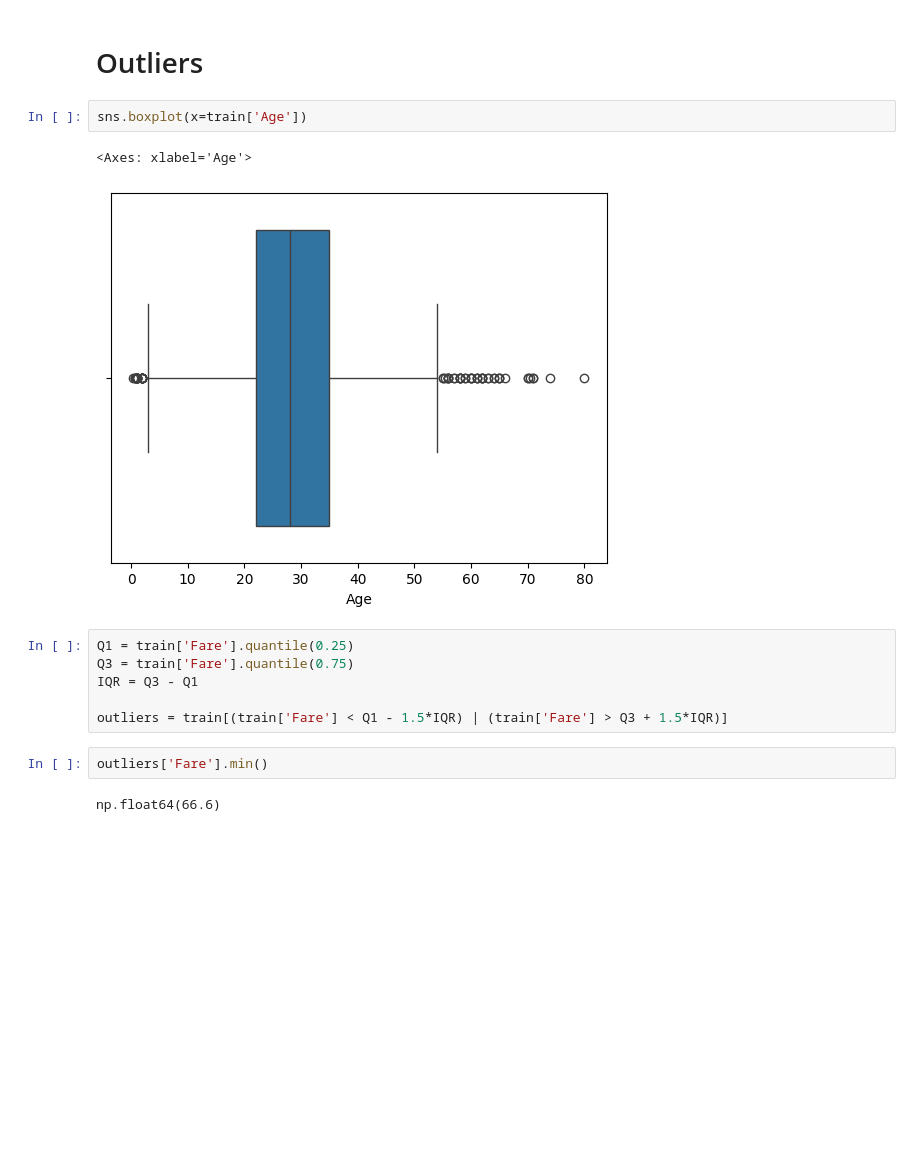
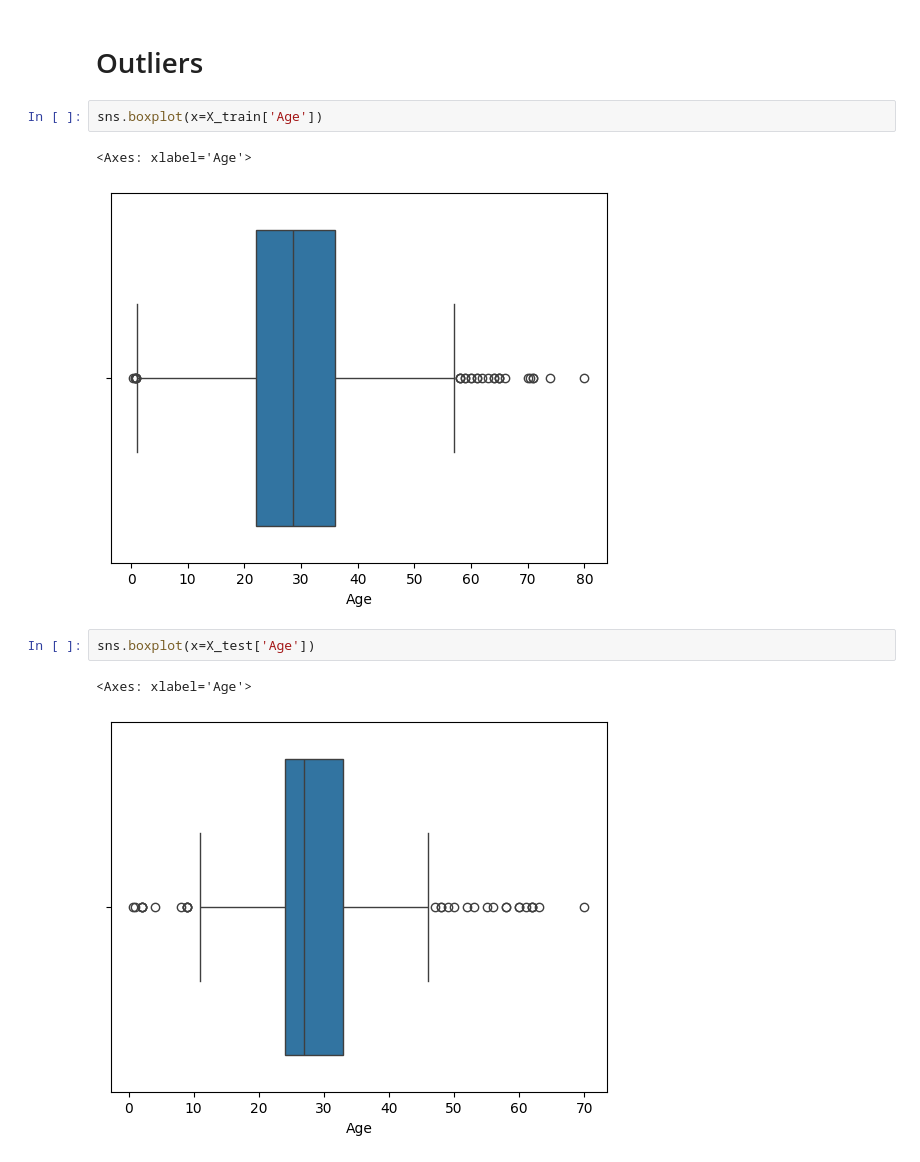
Before and after one commit to ceeguypun/titanic-survival-ml, a Jupyter notebook: notebooks/02_DataCleaning.ipynb, the cells around one changed output. Drawn from its saved outputs; the diff is of its cells as text; blank space fills up the shorter version.

```diff
--- a/notebooks/02_DataCleaning.ipynb
+++ b/notebooks/02_DataCleaning.ipynb
@@ -130,17 +101,12 @@ dtype: int64
 # %% [markdown]
 # Outliers
 # %%
-sns.boxplot(x=train['Age'])
+sns.boxplot(x=X_train['Age'])
 # %% [output]
 <Axes: xlabel='Age'>
-[figure, old version]
+[figure, new version]
-# %%
-Q1 = train['Fare'].quantile(0.25)
-Q3 = train['Fare'].quantile(0.75)
-IQR = Q3 - Q1
-
-outliers = train[(train['Fare'] < Q1 - 1.5*IQR) | (train['Fare'] > Q3 + 1.5*IQR)]
-# %%
-outliers['Fare'].min()
-# %% [output]
-np.float64(66.6)
+# %%
+sns.boxplot(x=X_test['Age'])
+# %% [output]
+<Axes: xlabel='Age'>
+[figure, added]
```
Also changed, not shown: parts of 34 cells of this notebook, 22 other files.
